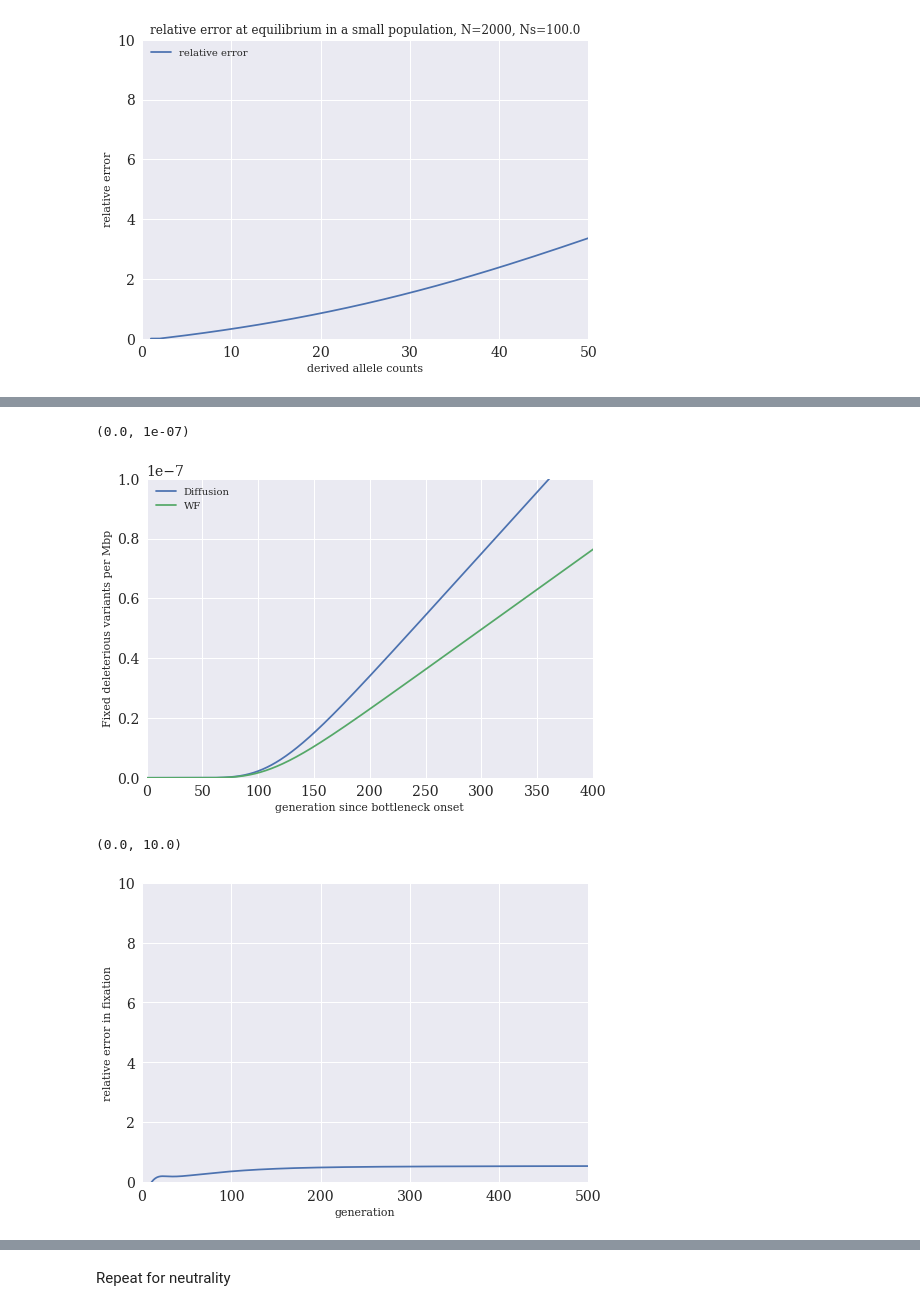
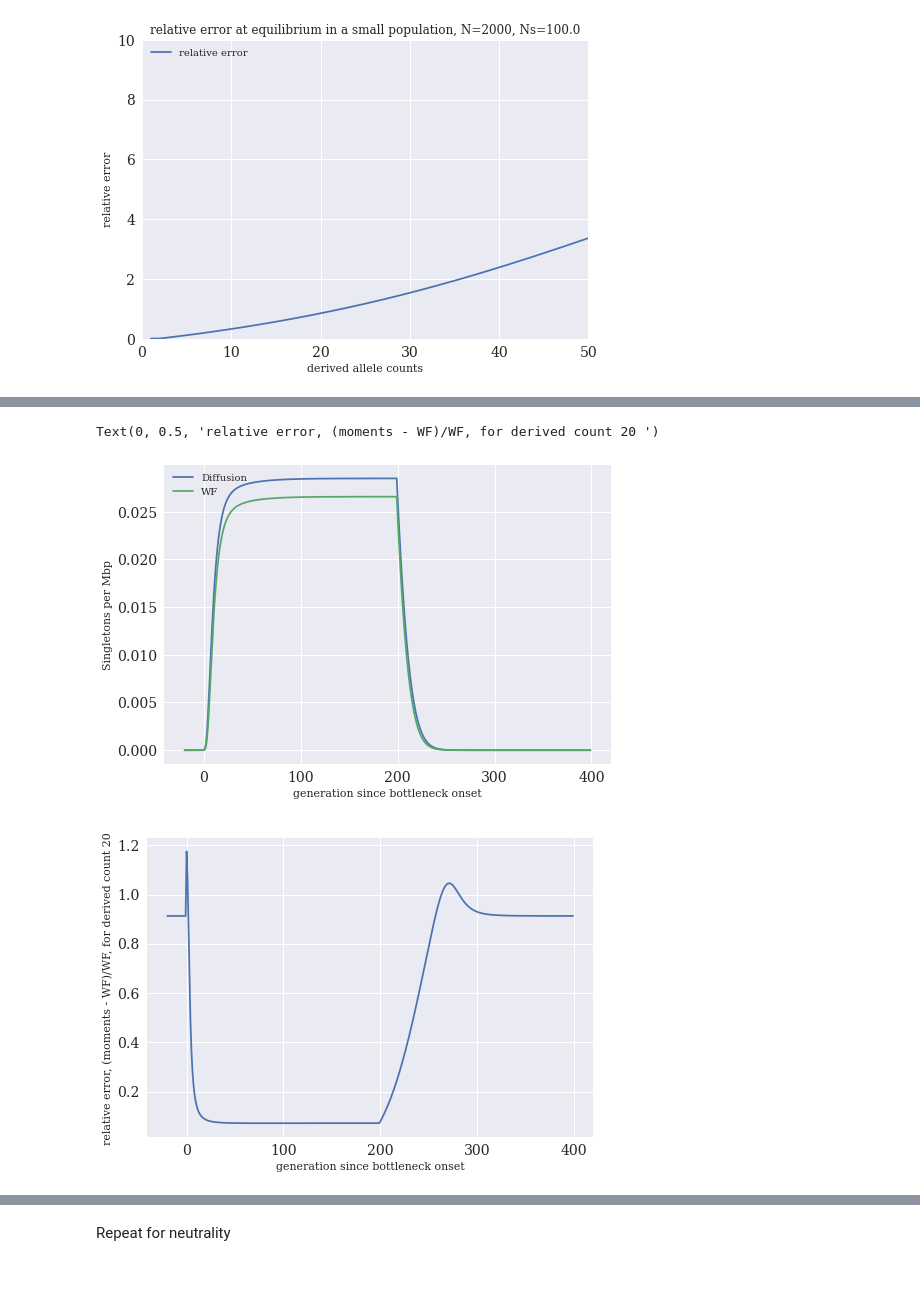
Before and after one commit to ivan-krukov/taming-strong-selection, a Jupyter notebook: src/explore_convergence.ipynb, the cells around one changed output, grey strips where cells are left out. Saved outputs shown, nothing was run; the diff lists cells and outputs as text; code cells hidden in the pictures; blank space fills up the shorter version.

```diff
--- a/src/explore_convergence.ipynb
+++ b/src/explore_convergence.ipynb
@@ -186,7 +186,7 @@ Compute out-of-equilibrium SFS. Start from large population equilibrium, then ap
 n_generations = 10000
 # We start with n_equilibrium_generations
 n_equilibrium_generations = 20
-list_sfs_WF = n_equilibrium_generations * [np.hstack((sfs_large,[0]))]  # Initialize list of AFS, add bin for fixed derived sites.
+list_sfs_WF = n_equilibrium_generations * [np.hstack((sfs_large_del,[0]))]  # Initialize list of AFS, add bin for fixed derived sites.
 
 z = np.zeros(sample_size)
 z[0] = (sample_size) * mu
@@ -404,7 +401,0 @@ We can now compare the out-of-equilibrium distributions. We simply run diffusion
-# %%
-
-list_sfs_moments = [list_sfs_WF[0]]
-
-
-for _ in range(n_generations):
-    list_sfs_moments.append(np.dot(moment_matrix_small_del[1:,1:],list_sfs_moments[-1]) + z)
@@ -411 +437,6 @@ for _ in range(n_generations):
+# %%
+
+list_sfs_moments = n_equilibrium_generations*[np.hstack((moment_largepop_equil_del,[0]))]
+
+list_sfs_moments = evolve(list_sfs_moments, moment_matrix_small_del, moment_matrix_large_del)
 # %%
@@ -435,14 +497,26 @@ array_WF = np.array(list_sfs_WF)
 # %%
-frequency_bin_to_plot = -1
+frequency_bin_to_plot = 20
 
-plt.plot(10**6*array_moments[:,frequency_bin_to_plot], label = "Diffusion")
-plt.plot(10**6*array_WF[:,frequency_bin_to_plot], label = "WF")
+plt.plot(generations_since_bottleneck, 10**6*array_moments[:,frequency_bin_to_plot], label = "Diffusion")
+plt.plot(generations_since_bottleneck, 10**6*array_WF[:,frequency_bin_to_plot], label = "WF")
 plt.xlabel("generation since bottleneck onset")
-plt.ylabel("Fixed deleterious variants per Mbp")
+plt.ylabel("Singletons per Mbp")
 plt.legend(loc="upper left")
-plt.xlim( [0,400])
-plt.ylim( [0,1e-7])
+
+#plt.xlim( [0,400])
+#plt.ylim( [0,1e-7])
 #plt.title("fixation following a bottleneck");
+
+plt.figure()
+
+plt.plot(np.arange(-n_equilibrium_generations, 2*n_generations),
+         (array_moments[:,frequency_bin_to_plot]
+          - array_WF[:,frequency_bin_to_plot])/array_WF[:,frequency_bin_to_plot]
+        )
+
+plt.xlabel("generation since bottleneck onset")
+plt.ylabel("relative error, (moments - WF)/WF, for derived count %d " % (frequency_bin_to_plot))
 # %% [output]
-(0.0, 1e-07)
+Text(0, 0.5, 'relative error, (moments - WF)/WF, for derived count 20 ')
-[figure, old version]
+[figure, new version]
+[figure, added]
@@ -451,10 +522,0 @@ plt.ylim( [0,1e-7])
-# %%
-frequency_bin_to_plot = -1
-plt.plot((array_moments[:,frequency_bin_to_plot]-array_WF[:,frequency_bin_to_plot])/array_WF[:,frequency_bin_to_plot], label = "moments")
-plt.xlabel("generation")
-plt.ylabel("relative error in fixation")
-plt.xlim((0,500))
-plt.ylim((0,10))
-# %% [output]
-(0.0, 10.0)
-[figure, removed]
```
Also changed, not shown: parts of 43 cells of this notebook.
